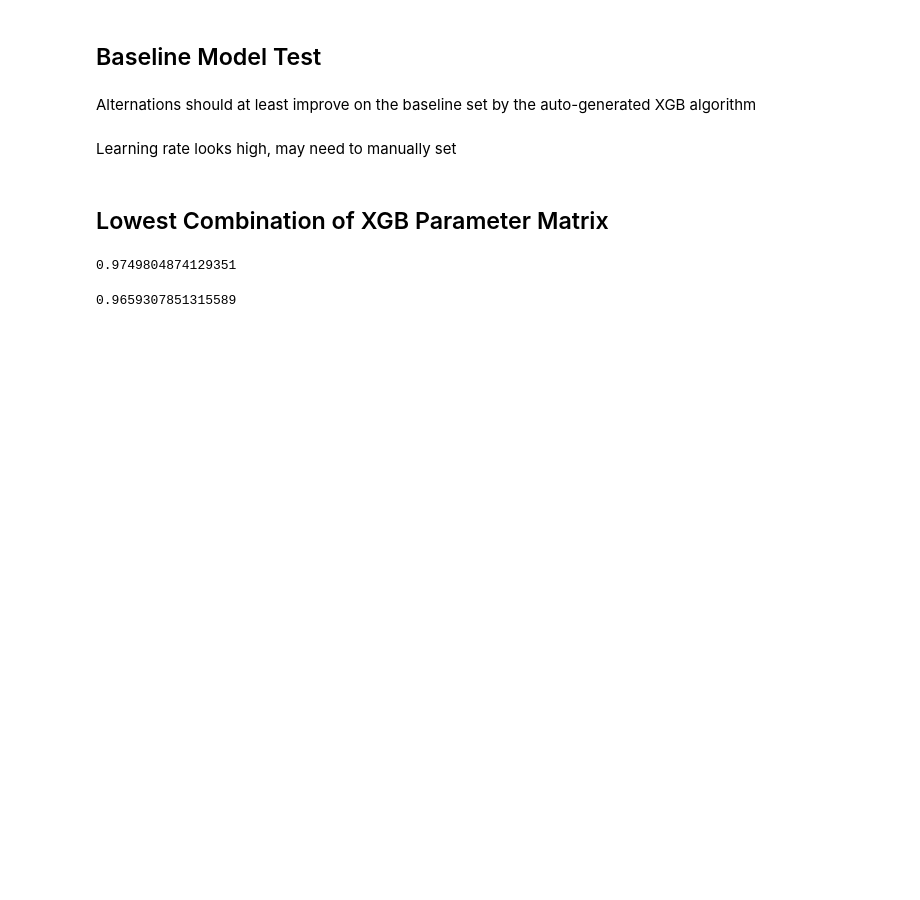
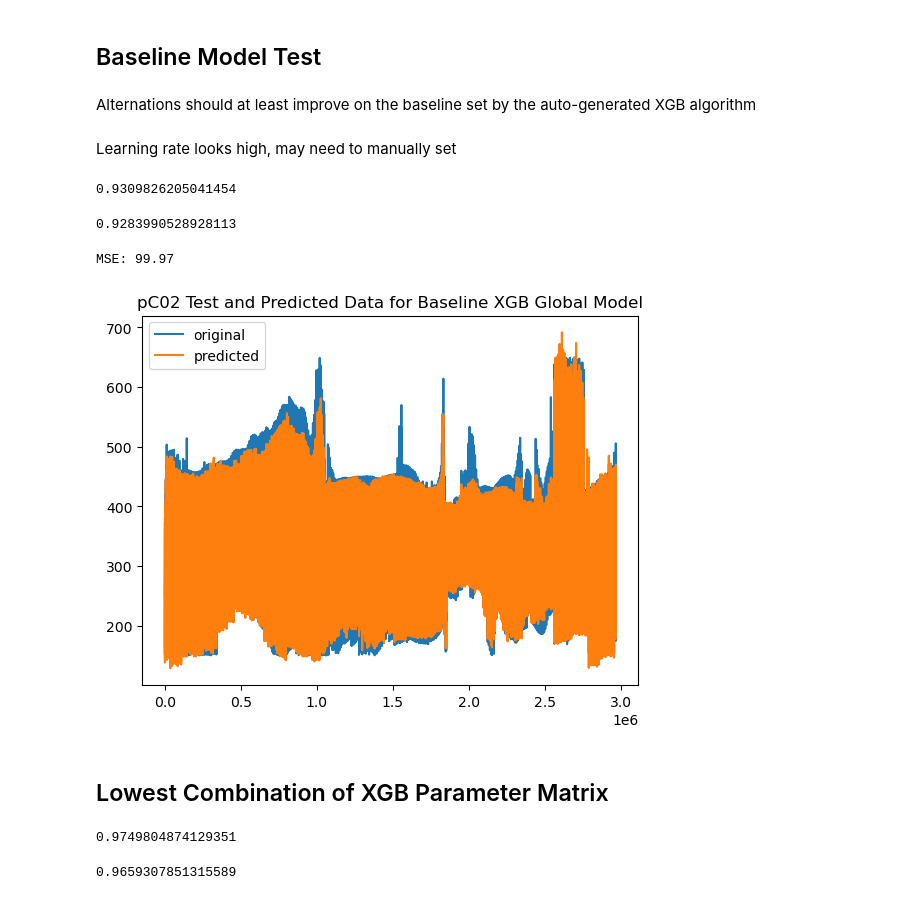
Before and after one commit to juliasimpson97/MLEE-final-project, a Jupyter notebook: models/XGB_global.ipynb, the cells around one changed output. Cells and saved outputs as stored; diff of their text form; code cells hidden in the pictures; blank space fills up the shorter version.

```diff
--- a/models/XGB_global.ipynb
+++ b/models/XGB_global.ipynb
@@ -176,5 +190,28 @@ baseline_load_test = joblib.load(os.path.join(global_model_path,'XGB_prelim_base
 # %%
-baseline_load_test.score(X_train_df, y_train_df)
+train_score_baseline = baseline_model.score(X_train_df, y_train_df)
+train_score_baseline
+# %% [output]
+0.9309826205041454
+# %%
+test_score_baseline = baseline_model.score(X_test_df, y_test_df)
+test_score_baseline
+# %% [output]
+0.9283990528928113
+# %%
+y_pred_baseline = baseline_model.predict(X_test_df)
+mse = mean_squared_error(y_test_df, y_pred_baseline)
+print("MSE: %.2f" % mse)
+# %% [output]
+MSE: 99.97
+# %%
+x_ax = range(len(y_test_df))
+plt.plot(x_ax, y_test_df, label="original")
+plt.plot(x_ax, y_pred_baseline, label="predicted")
+plt.title("pC02 Test and Predicted Data for Baseline XGB Global Model")
+plt.legend()
+plt.show()
+# %% [output]
+[figure, added]
 # %% [markdown]
 ## Lowest Combination of XGB Parameter Matrix
 # %%
```
Also changed, not shown: parts of 96 cells of this notebook.
